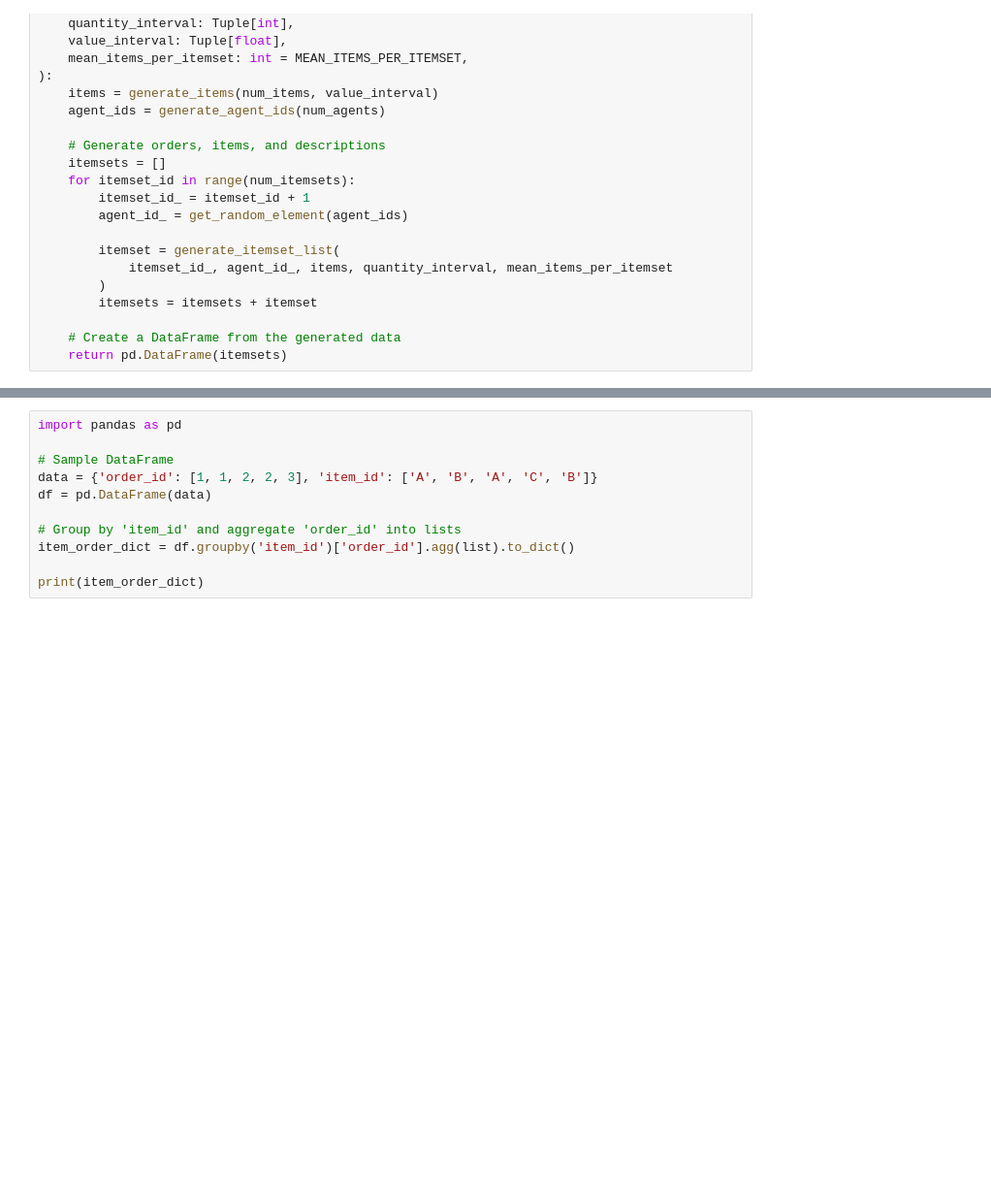
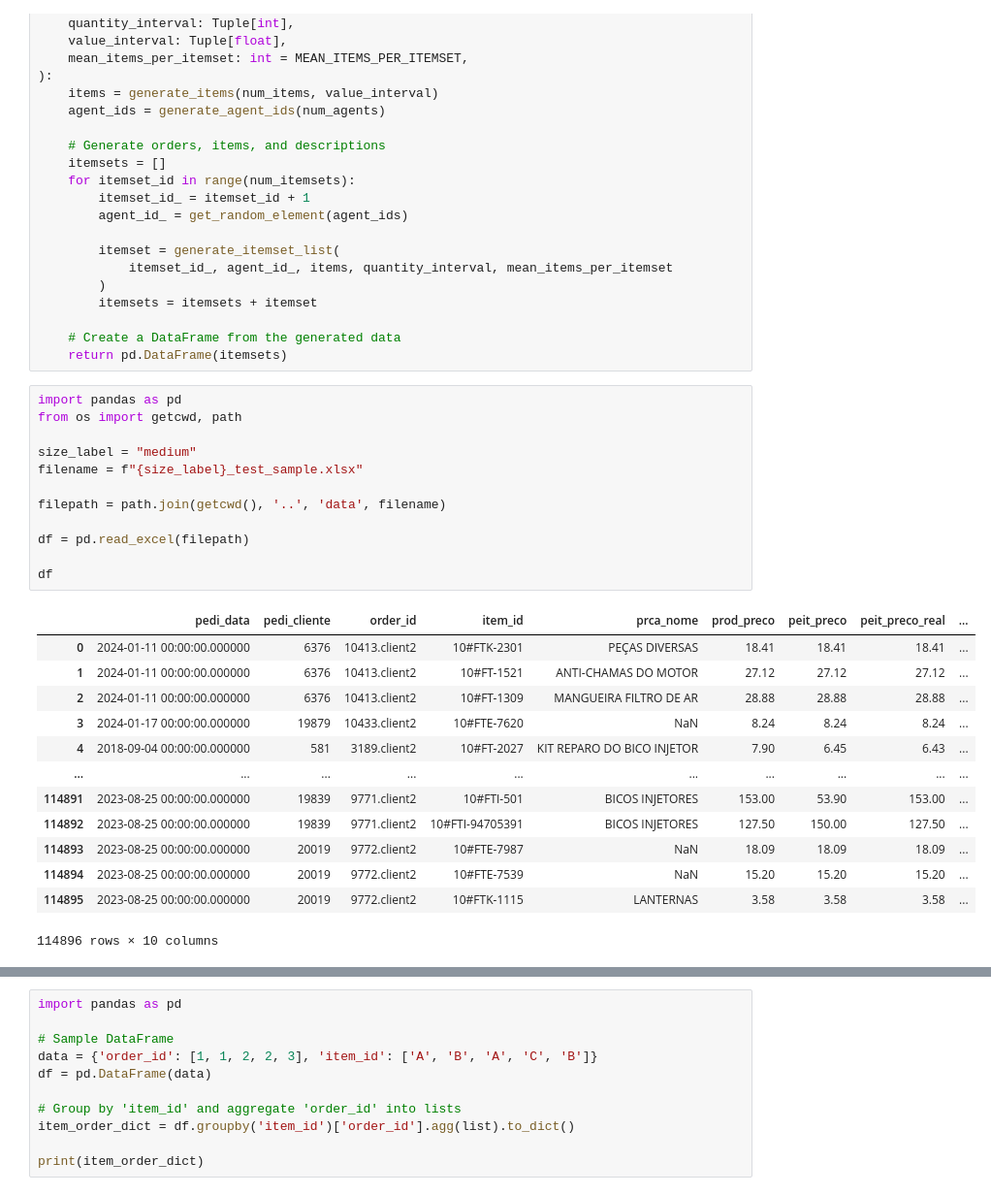
Before and after one commit to trouchet/chemistry, a Jupyter notebook: notebook/API_adhoc_experiments.ipynb, the cells around one changed output, grey strips where cells are left out. Shown at 97% size. Saved outputs shown, nothing was run; the diff lists cells and outputs as text; blank space fills up the shorter version.

Commit message:
data/ fake data generation

```diff
--- a/notebook/API_adhoc_experiments.ipynb
+++ b/notebook/API_adhoc_experiments.ipynb
@@ -193,3 +193,29 @@ def generate_itemsets_dataframe(
 
     # Create a DataFrame from the generated data
     return pd.DataFrame(itemsets)
+# %%
+import pandas as pd
+from os import getcwd, path
+
+size_label = "medium"
+filename = f"{size_label}_test_sample.xlsx"
+
+filepath = path.join(getcwd(), '..', 'data', filename)
+
+df = pd.read_excel(filepath)
+
+df
+# %% [output]
+|  | pedi_data | pedi_cliente | order_id | item_id | prca_nome | prod_preco | peit_preco | peit_preco_real | ... |
+| 0 | 2024-01-11 00:00:00.000000 | 6376 | 10413.client2 | 10#FTK-2301 | PEÇAS DIVERSAS | 18.41 | 18.41 | 18.41 | ... |
+| 1 | 2024-01-11 00:00:00.000000 | 6376 | 10413.client2 | 10#FT-1521 | ANTI-CHAMAS DO MOTOR | 27.12 | 27.12 | 27.12 | ... |
+| 2 | 2024-01-11 00:00:00.000000 | 6376 | 10413.client2 | 10#FT-1309 | MANGUEIRA FILTRO DE AR | 28.88 | 28.88 | 28.88 | ... |
+| 3 | 2024-01-17 00:00:00.000000 | 19879 | 10433.client2 | 10#FTE-7620 | NaN | 8.24 | 8.24 | 8.24 | ... |
+| 4 | 2018-09-04 00:00:00.000000 | 581 | 3189.client2 | 10#FT-2027 | KIT REPARO DO BICO INJETOR | 7.90 | 6.45 | 6.43 | ... |
+| ... | ... | ... | ... | ... | ... | ... | ... | ... | ... |
+| 114891 | 2023-08-25 00:00:00.000000 | 19839 | 9771.client2 | 10#FTI-501 | BICOS INJETORES | 153.00 | 53.90 | 153.00 | ... |
+| 114892 | 2023-08-25 00:00:00.000000 | 19839 | 9771.client2 | 10#FTI-94705391 | BICOS INJETORES | 127.50 | 150.00 | 127.50 | ... |
+| 114893 | 2023-08-25 00:00:00.000000 | 20019 | 9772.client2 | 10#FTE-7987 | NaN | 18.09 | 18.09 | 18.09 | ... |
+| 114894 | 2023-08-25 00:00:00.000000 | 20019 | 9772.client2 | 10#FTE-7539 | NaN | 15.20 | 15.20 | 15.20 | ... |
+| 114895 | 2023-08-25 00:00:00.000000 | 20019 | 9772.client2 | 10#FTK-1115 | LANTERNAS | 3.58 | 3.58 | 3.58 | ... |
+114896 rows × 10 columns
```
Also changed, not shown: parts of 14 cells of this notebook, 19 other files.
